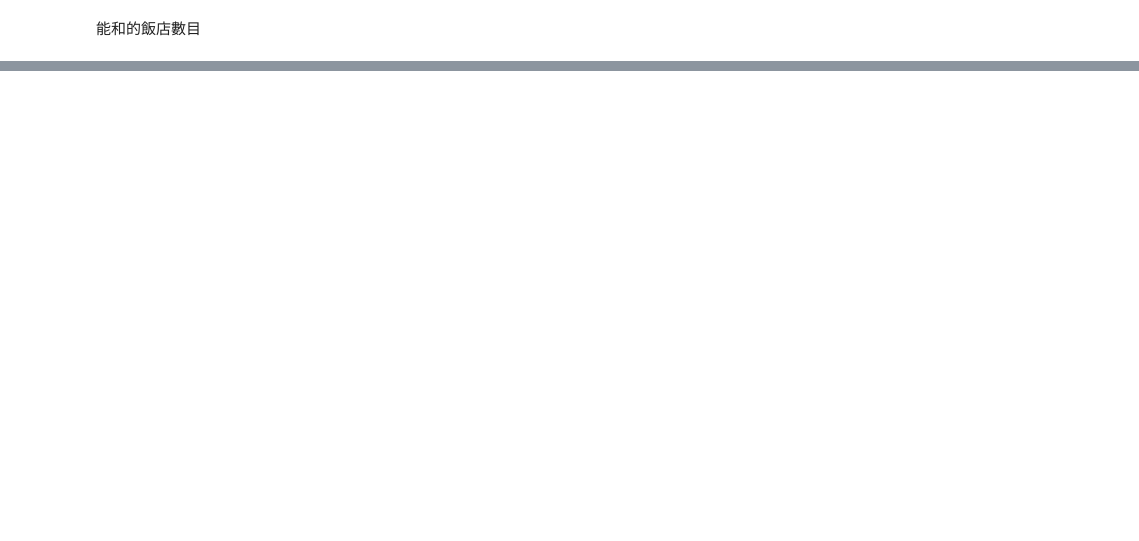
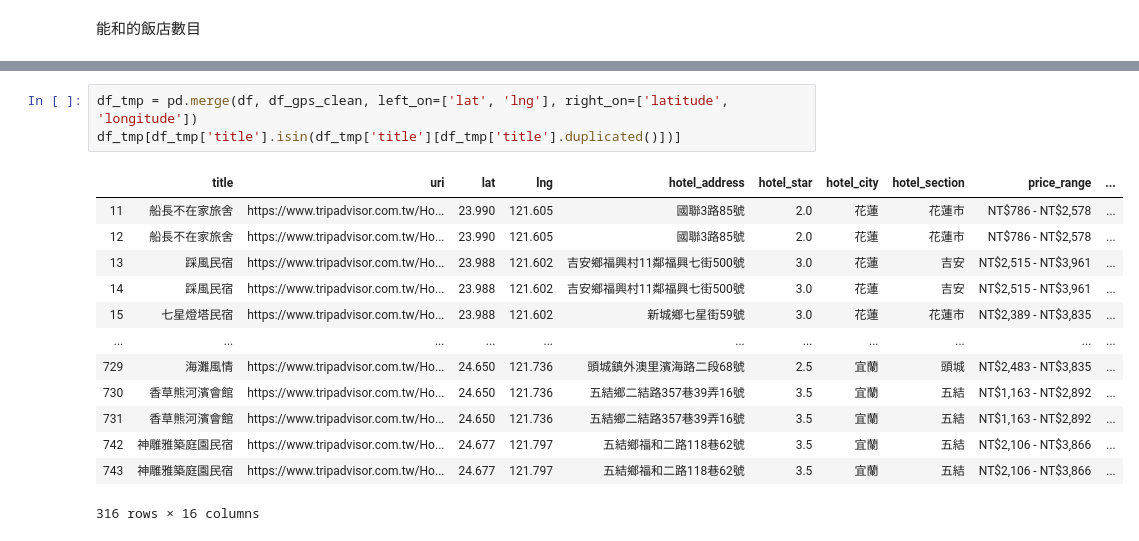
Before and after one commit to johnny12150/19-lab-summer-training, a Jupyter notebook: 0829/concat_hotel.ipynb, the cells around one changed output, grey strips where cells are left out. Drawn from its saved outputs; the diff is of its cells as text; blank space fills up the shorter version.

Commit message:
use three digits to merge multi dfs

```diff
--- a/0829/concat_hotel.ipynb
+++ b/0829/concat_hotel.ipynb
@@ -136,0 +206,17 @@ len(pd.merge(df, df_gps_clean, left_on=['lat', 'lng'], right_on=['latitude', 'lo
+# %%
+df_tmp = pd.merge(df, df_gps_clean, left_on=['lat', 'lng'], right_on=['latitude', 'longitude'])
+df_tmp[df_tmp['title'].isin(df_tmp['title'][df_tmp['title'].duplicated()])]
+# %% [output]
+|  | title | uri | lat | lng | hotel_address | hotel_star | hotel_city | hotel_section | price_range | ... |
+| 11 | 船長不在家旅舍 | https://www.tripadvisor.com.tw/Ho... | 23.990 | 121.605 | 國聯3路85號 | 2.0 | 花蓮 | 花蓮市 | NT$786 - NT$2,578 | ... |
+| 12 | 船長不在家旅舍 | https://www.tripadvisor.com.tw/Ho... | 23.990 | 121.605 | 國聯3路85號 | 2.0 | 花蓮 | 花蓮市 | NT$786 - NT$2,578 | ... |
+| 13 | 踩風民宿 | https://www.tripadvisor.com.tw/Ho... | 23.988 | 121.602 | 吉安鄉福興村11鄰福興七街500號 | 3.0 | 花蓮 | 吉安 | NT$2,515 - NT$3,961 | ... |
+| 14 | 踩風民宿 | https://www.tripadvisor.com.tw/Ho... | 23.988 | 121.602 | 吉安鄉福興村11鄰福興七街500號 | 3.0 | 花蓮 | 吉安 | NT$2,515 - NT$3,961 | ... |
+| 15 | 七星燈塔民宿 | https://www.tripadvisor.com.tw/Ho... | 23.988 | 121.602 | 新城鄉七星街59號 | 3.0 | 花蓮 | 花蓮市 | NT$2,389 - NT$3,835 | ... |
+| ... | ... | ... | ... | ... | ... | ... | ... | ... | ... | ... |
+| 729 | 海灘風情 | https://www.tripadvisor.com.tw/Ho... | 24.650 | 121.736 | 頭城鎮外澳里濱海路二段68號 | 2.5 | 宜蘭 | 頭城 | NT$2,483 - NT$3,835 | ... |
+| 730 | 香草熊河濱會館 | https://www.tripadvisor.com.tw/Ho... | 24.650 | 121.736 | 五結鄉二結路357巷39弄16號 | 3.5 | 宜蘭 | 五結 | NT$1,163 - NT$2,892 | ... |
+| 731 | 香草熊河濱會館 | https://www.tripadvisor.com.tw/Ho... | 24.650 | 121.736 | 五結鄉二結路357巷39弄16號 | 3.5 | 宜蘭 | 五結 | NT$1,163 - NT$2,892 | ... |
+| 742 | 神雕雅築庭園民宿 | https://www.tripadvisor.com.tw/Ho... | 24.677 | 121.797 | 五結鄉福和二路118巷62號 | 3.5 | 宜蘭 | 五結 | NT$2,106 - NT$3,866 | ... |
+| 743 | 神雕雅築庭園民宿 | https://www.tripadvisor.com.tw/Ho... | 24.677 | 121.797 | 五結鄉福和二路118巷62號 | 3.5 | 宜蘭 | 五結 | NT$2,106 - NT$3,866 | ... |
+316 rows × 16 columns
```
Also changed, not shown: parts of 16 cells of this notebook.
